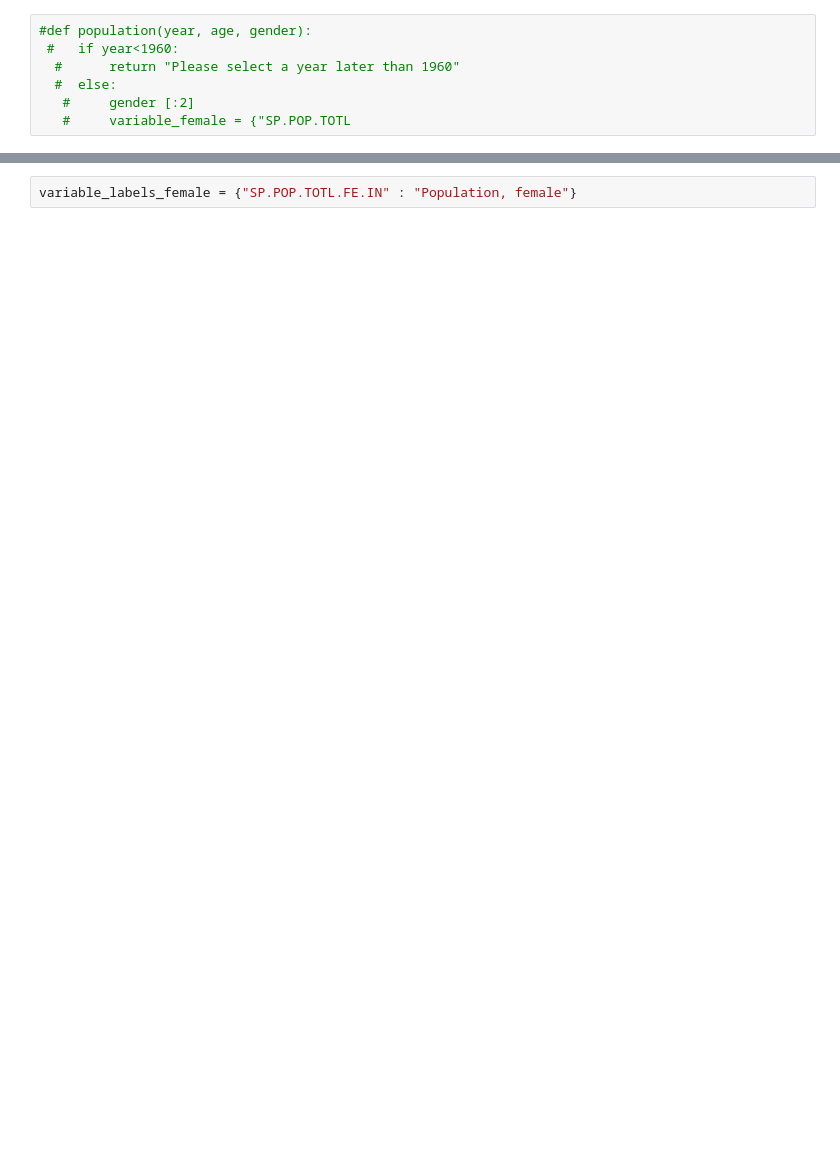
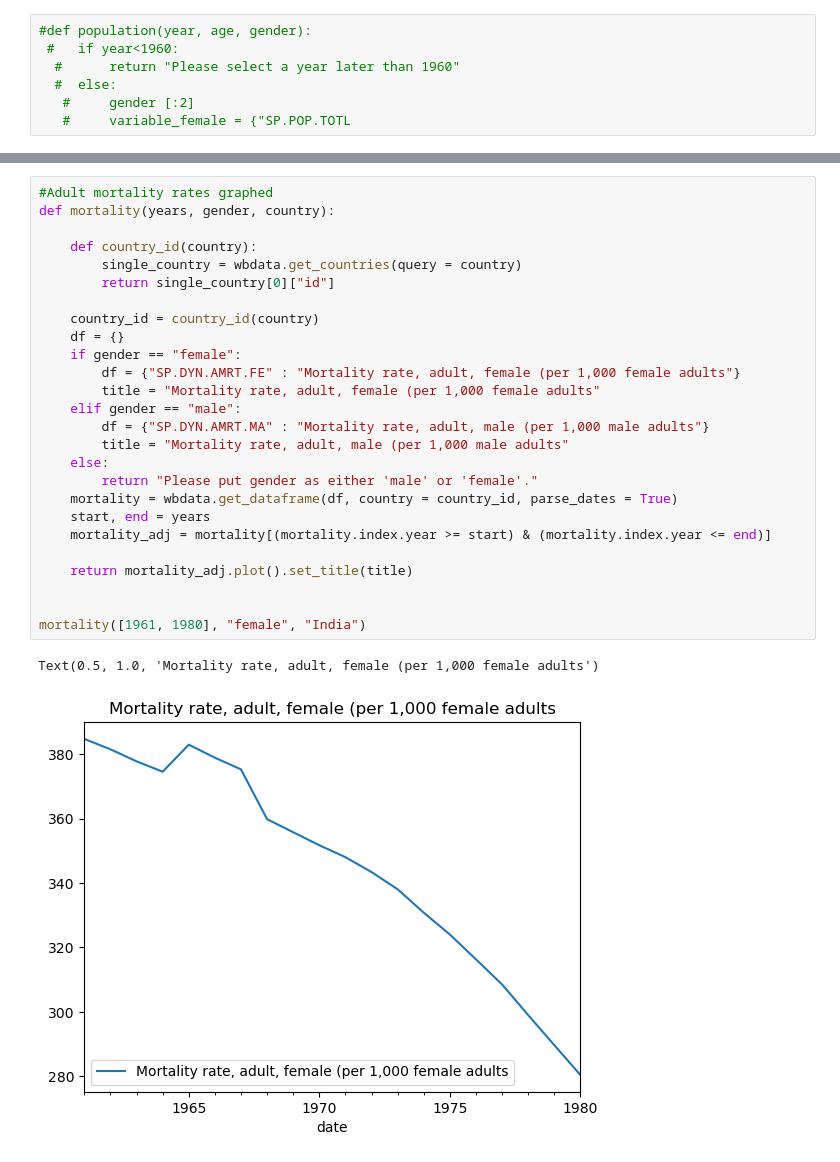
Before and after one commit to leannabaltonado/Dorothy-Thomas, a Jupyter notebook: leanna.ipynb, the cells around one changed output, grey strips where cells are left out. Drawn from its saved outputs; the diff is of its cells as text; blank space fills up the shorter version.

Commit message:
adult mortality rate func

```diff
--- a/leanna.ipynb
+++ b/leanna.ipynb
@@ -99,2 +160,29 @@ SyntaxError: invalid syntax (752195232.py, line 36)
 # %%
-variable_labels_female = {"SP.POP.TOTL.FE.IN" : "Population, female"}
+#Adult mortality rates graphed
+def mortality(years, gender, country):
+
+    def country_id(country):
+        single_country = wbdata.get_countries(query = country)
+        return single_country[0]["id"]
+
+    country_id = country_id(country)
+    df = {}
+    if gender == "female":
+        df = {"SP.DYN.AMRT.FE" : "Mortality rate, adult, female (per 1,000 female adults"}
+        title = "Mortality rate, adult, female (per 1,000 female adults"
+    elif gender == "male":
+        df = {"SP.DYN.AMRT.MA" : "Mortality rate, adult, male (per 1,000 male adults"}
+        title = "Mortality rate, adult, male (per 1,000 male adults"
+    else:
+        return "Please put gender as either 'male' or 'female'."
+    mortality = wbdata.get_dataframe(df, country = country_id, parse_dates = True)
+    start, end = years
+    mortality_adj = mortality[(mortality.index.year >= start) & (mortality.index.year <= end)]
+
+    return mortality_adj.plot().set_title(title)
+
+
+mortality([1961, 1980], "female", "India")
+# %% [output]
+Text(0.5, 1.0, 'Mortality rate, adult, female (per 1,000 female adults')
+[figure, added]
```
Also changed, not shown: parts of 7 cells of this notebook.
